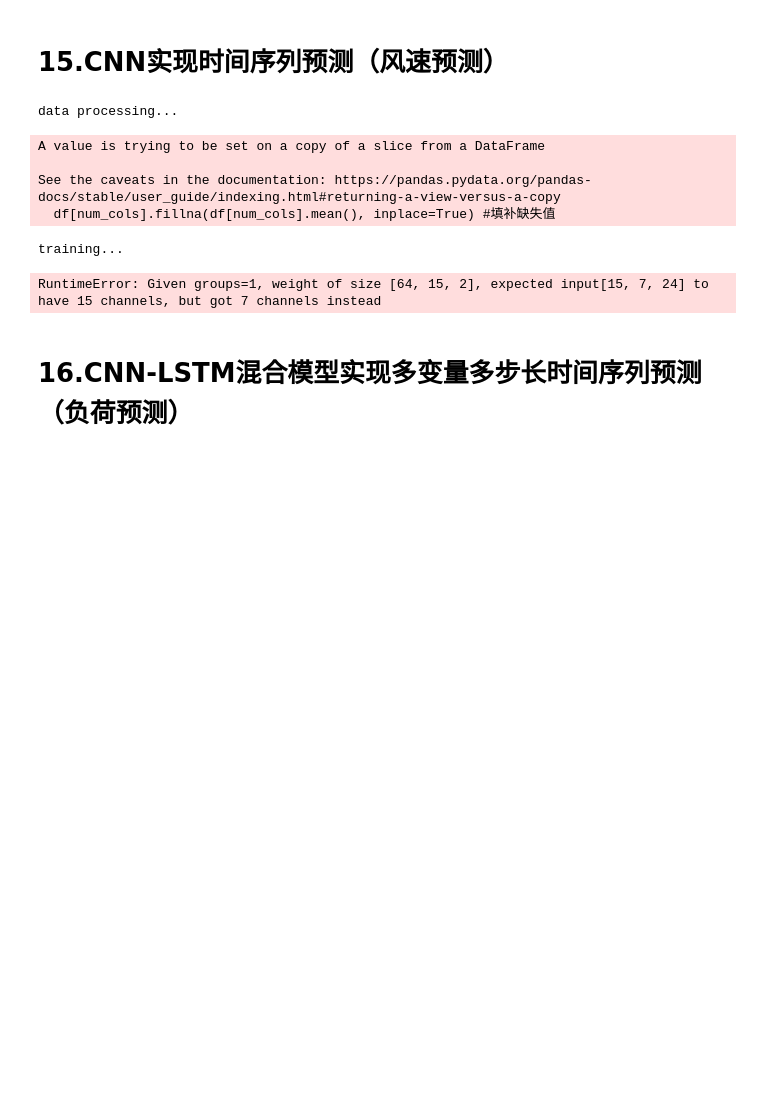
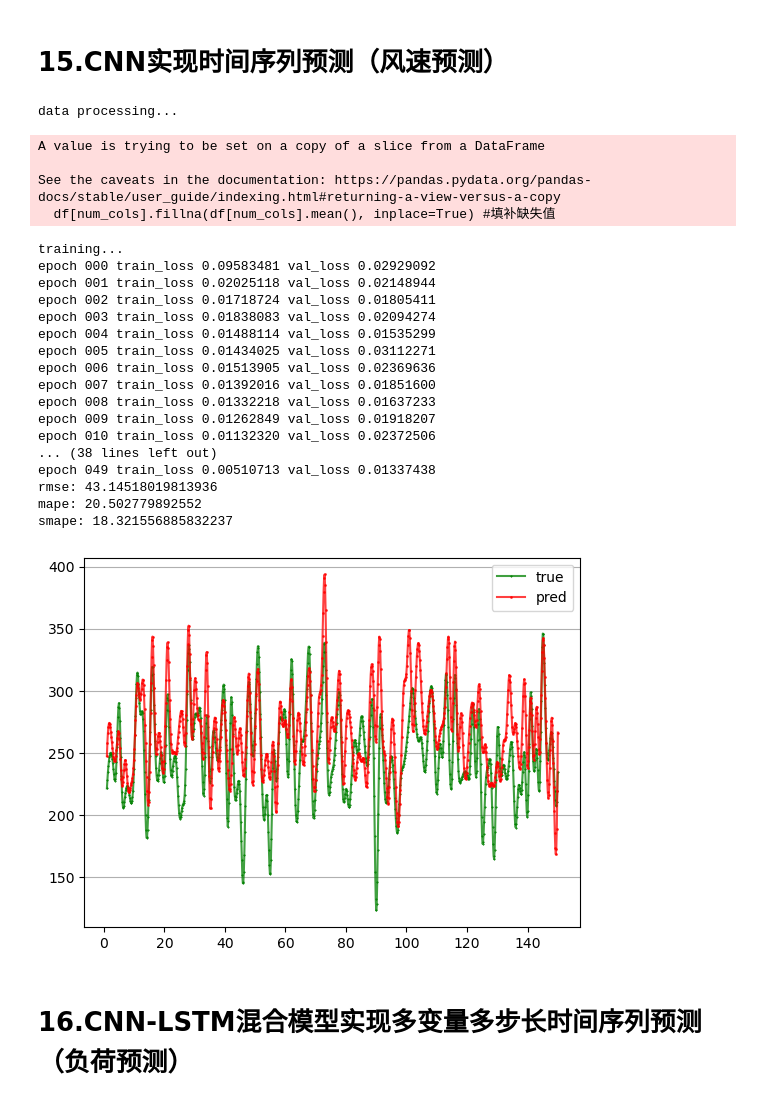
Before and after one commit to Luious-LYH/Time-forecast, a Jupyter notebook: code/5.加上新指标特征_压缩同一时刻七天为一组.ipynb, the cells around one changed output. Cells and saved outputs as stored; diff of their text form; code cells hidden in the pictures; blank space fills up the shorter version.

```diff
--- a/code/5.加上新指标特征_压缩同一时刻七天为一组.ipynb
+++ b/code/5.加上新指标特征_压缩同一时刻七天为一组.ipynb
@@ -1605,6 +1638,7 @@ predicting...
 # %% [markdown]
 # 15.CNN实现时间序列预测（风速预测）
 # %%
+setup_seed(20)
 path = os.path.abspath(os.path.dirname(os.getcwd()))
 CNN_PATH = path + '/models/mtl.pkl'
 CNN_PATH = CNN_PATH.replace("\\", "/") #torch.save()不能保存windows路径，需要替换
@@ -1636,35 +1670,51 @@ def nn_seq(file_name, B):
                 train_seq.append(x)
             train_label.append(load[i + 24])
             train_seq = torch.FloatTensor(train_seq)
             train_label = torch.FloatTensor(train_label).view(-1)
             seq.append((train_seq, train_label))
 
         seq = MyDataset(seq)  # 封装数据
 
         seq = DataLoader(dataset=seq, batch_size=B, shuffle=True, num_workers=0, drop_last=True)  # 批量加载数据
 
         return seq
 
     Dtr = process(train)
     Val = process(val)
     Dte = process(test)
 
     return Dtr, Val, Dte, m, n
 
 file_name='data_week.csv'
 # 批处理大小和输入数据的维度
-B, input_size = 15, 15
+B, input_size = 15, 12
 Dtr, Val, Dte, MAX, MIN = nn_seq(file_name, B)
 CNN_train(Dtr, Val,CNN_PATH)
 CNN_test(Dte, MAX, MIN,CNN_PATH)
 # %% [output]
 data processing...
 A value is trying to be set on a copy of a slice from a DataFrame
 
 See the caveats in the documentation: https://pandas.pydata.org/pandas-docs/stable/user_guide/indexing.html#returning-a-view-versus-a-copy
   df[num_cols].fillna(df[num_cols].mean(), inplace=True) #填补缺失值
 training...
+epoch 000 train_loss 0.09583481 val_loss 0.02929092
+epoch 001 train_loss 0.02025118 val_loss 0.02148944
+epoch 002 train_loss 0.01718724 val_loss 0.01805411
+epoch 003 train_loss 0.01838083 val_loss 0.02094274
+epoch 004 train_loss 0.01488114 val_loss 0.01535299
+epoch 005 train_loss 0.01434025 val_loss 0.03112271
+epoch 006 train_loss 0.01513905 val_loss 0.02369636
+epoch 007 train_loss 0.01392016 val_loss 0.01851600
+epoch 008 train_loss 0.01332218 val_loss 0.01637233
+epoch 009 train_loss 0.01262849 val_loss 0.01918207
+epoch 010 train_loss 0.01132320 val_loss 0.02372506
+... (38 lines left out)
+epoch 049 train_loss 0.00510713 val_loss 0.01337438
+rmse: 43.14518019813936
+mape: 20.502779892552
+smape: 18.321556885832237
-RuntimeError: Given groups=1, weight of size [64, 15, 2], expected input[15, 7, 24] to have 15 channels, but got 7 channels instead
+[figure, added]
 # %% [markdown]
 # 16.CNN-LSTM混合模型实现多变量多步长时间序列预测（负荷预测）
 # %%
```
Also changed, not shown: parts of 15 cells of this notebook, 25 other files.
